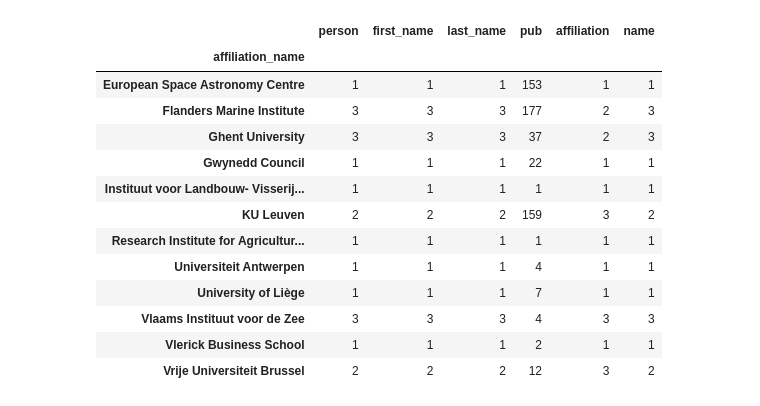
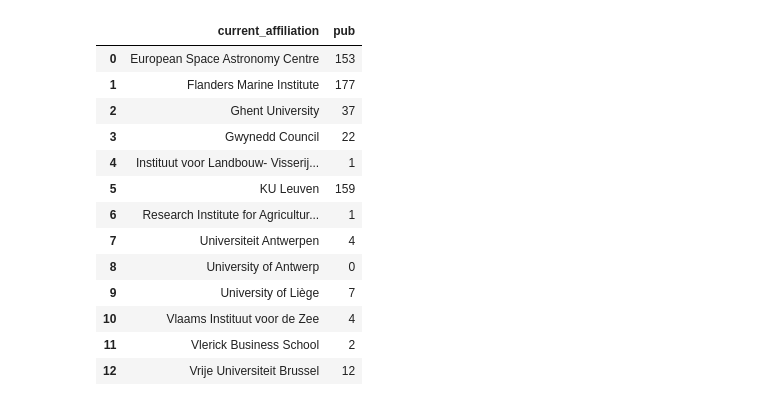
Before and after one commit to vliz-be-opsci/KH_kgap_demo, a Jupyter notebook: notebooks/participants.ipynb, the cells around one changed output. Saved outputs shown, nothing was run; the diff lists cells and outputs as text; code cells hidden in the pictures.

```diff
--- a/notebooks/participants.ipynb
+++ b/notebooks/participants.ipynb
@@ -42,0 +91,5 @@ partcipant_pub_count
+# %%
+participant_pubs = execute_to_df('participants_pubs.sparql')
+
+participant_pubs['name'] = participant_pubs['first_name'] + ' ' + participant_pubs['last_name']
+participant_pubs
@@ -43,18 +110,22 @@ partcipant_pub_count
 # %%
-affiliation_pub_count = participant_publications.groupby('affiliation_name').nunique()
+# Number of publications from registered participants, grouped per institute with which each registered participant is currently associated
+affiliation_pub_count = participant_pubs.groupby('current_affiliation').nunique()
+affiliation_pub_count.drop(columns=['person','first_name','last_name','name'], inplace=True)
+affiliation_pub_count.reset_index(inplace=True)
+# table (you see the importance of using unique and persistent identifiers for things (people, institutes, ...) )
 affiliation_pub_count
 # %% [output]
-|  | person | first_name | last_name | pub | affiliation | name |
-| affiliation_name |  |  |  |  |  |  |
-| European Space Astronomy Centre | 1 | 1 | 1 | 153 | 1 | 1 |
-| Flanders Marine Institute | 3 | 3 | 3 | 177 | 2 | 3 |
-| Ghent University | 3 | 3 | 3 | 37 | 2 | 3 |
-| Gwynedd Council | 1 | 1 | 1 | 22 | 1 | 1 |
-| Instituut voor Landbouw- Visserij... | 1 | 1 | 1 | 1 | 1 | 1 |
-| KU Leuven | 2 | 2 | 2 | 159 | 3 | 2 |
-| Research Institute for Agricultur... | 1 | 1 | 1 | 1 | 1 | 1 |
-| Universiteit Antwerpen | 1 | 1 | 1 | 4 | 1 | 1 |
-| University of Liège | 1 | 1 | 1 | 7 | 1 | 1 |
-| Vlaams Instituut voor de Zee | 3 | 3 | 3 | 4 | 3 | 3 |
-| Vlerick Business School | 1 | 1 | 1 | 2 | 1 | 1 |
-| Vrije Universiteit Brussel | 2 | 2 | 2 | 12 | 3 | 2 |
+|  | current_affiliation | pub |
+| 0 | European Space Astronomy Centre | 153 |
+| 1 | Flanders Marine Institute | 177 |
+| 2 | Ghent University | 37 |
+| 3 | Gwynedd Council | 22 |
+| 4 | Instituut voor Landbouw- Visserij... | 1 |
+| 5 | KU Leuven | 159 |
+| 6 | Research Institute for Agricultur... | 1 |
+| 7 | Universiteit Antwerpen | 4 |
+| 8 | University of Antwerp | 0 |
+| 9 | University of Liège | 7 |
+| 10 | Vlaams Instituut voor de Zee | 4 |
+| 11 | Vlerick Business School | 2 |
+| 12 | Vrije Universiteit Brussel | 12 |
```
Also changed, not shown: parts of 18 cells of this notebook, 22 other files.
